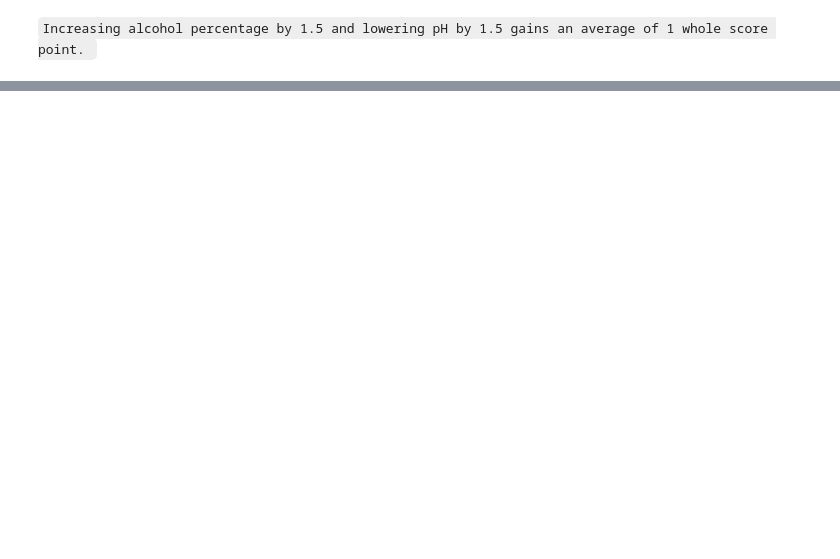
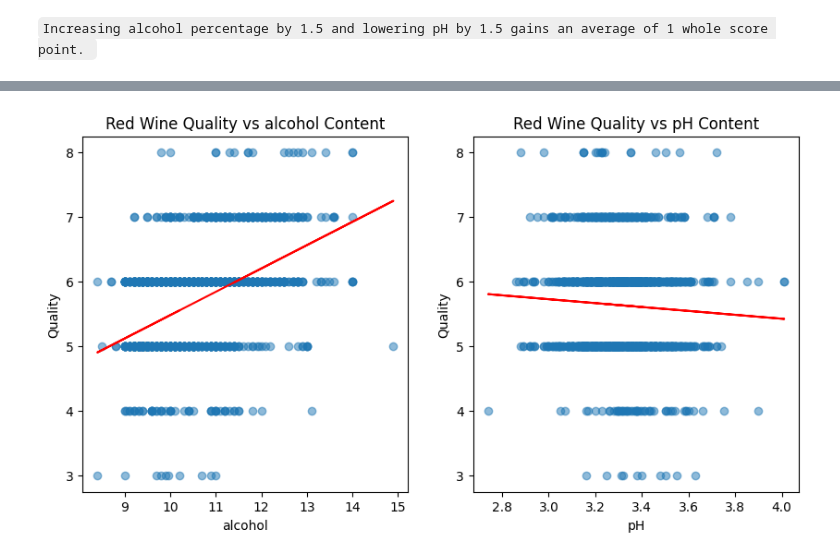
Before and after one commit to Triple-A-AAI520/AAI-520_Group3_Final_Project, a Jupyter notebook: JupyterNotebook/AAI-500_Team4_Final.ipynb, the cells around one changed output, grey strips where cells are left out. Cells and saved outputs as stored; diff of their text form; code cells hidden in the pictures; blank space fills up the shorter version.

```diff
--- a/JupyterNotebook/AAI-500_Team4_Final.ipynb
+++ b/JupyterNotebook/AAI-500_Team4_Final.ipynb
@@ -453,0 +486,37 @@ Increasing alcohol percentage by 1.5 and lowering pH by 1.5 gains an average of
+# %%
+def do_regression_and_plot(df, param, axs, label):
+    X = df[[param]]
+    y = df['quality']
+
+    # Add a constant to the independent value
+    X = sm.add_constant(X)
+
+    # Perform regression
+    model = sm.GLM(y, X)
+    results = model.fit()
+    axs.scatter(X[param], y, alpha=0.5)
+
+    # Fitted line
+    y_pred = results.predict(X)
+    axs.plot(X[param], y_pred, color='red')
+
+    axs.set_xlabel(param)
+    axs.set_ylabel('Quality')
+    axs.set_title(label + ' Wine Quality vs ' + param + ' Content')
+
+def create_scatterplot(df, label):
+    # Create two subplots side by side
+    fig, axs = plt.subplots(1, 2, figsize=(10, 5)) # 1 row, 2 columns
+
+    # Scatter plot for first set of data
+    do_regression_and_plot(df, 'alcohol', axs[0], label)
+
+    # Scatter plot for second set of data
+    do_regression_and_plot(df, 'pH', axs[1], label)
+
+    # Display the plots
+    plt.show()
+# %%
+create_scatterplot(wine_red, 'Red')
+# %% [output]
+[figure, added]
```
Also changed, not shown: parts of 18 cells of this notebook.
